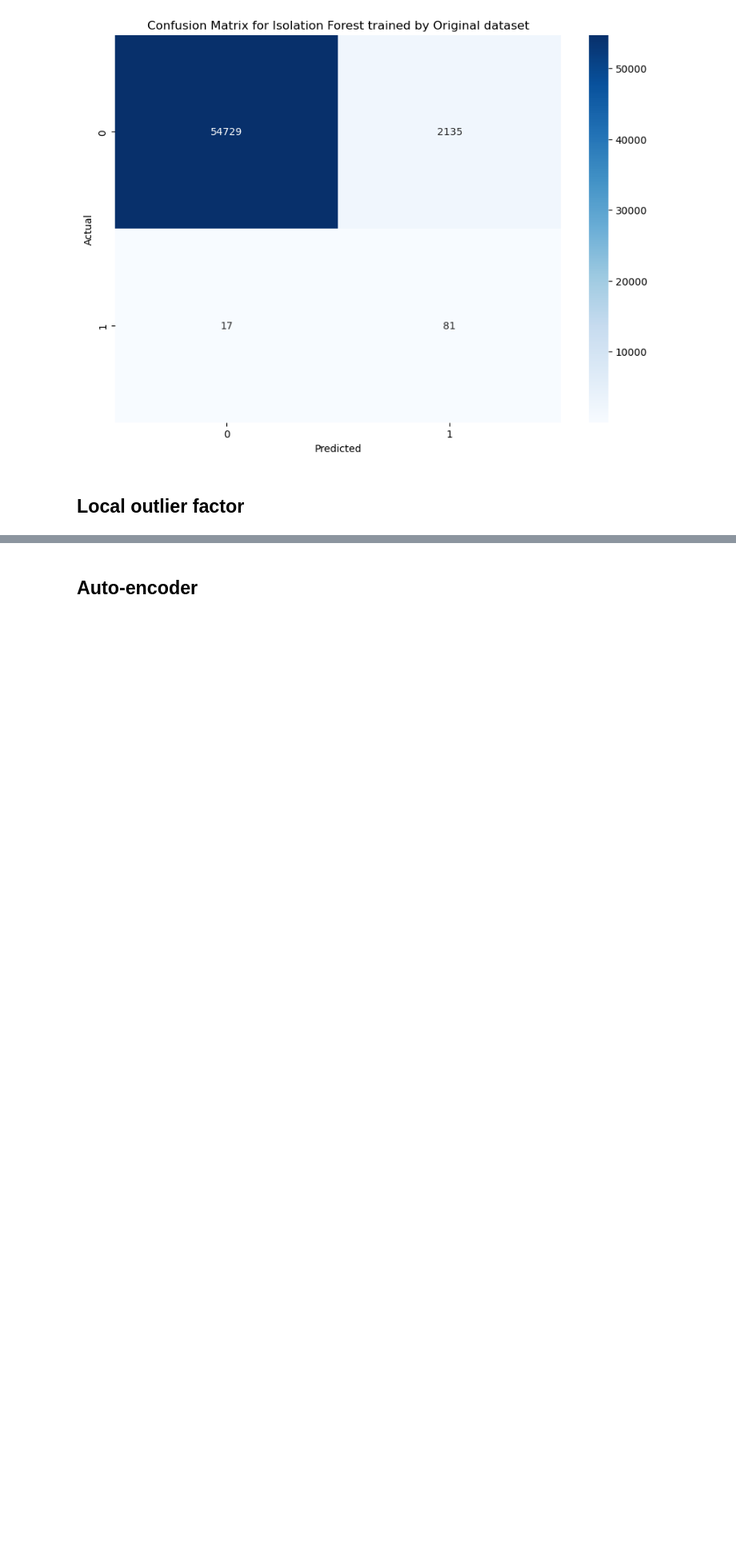
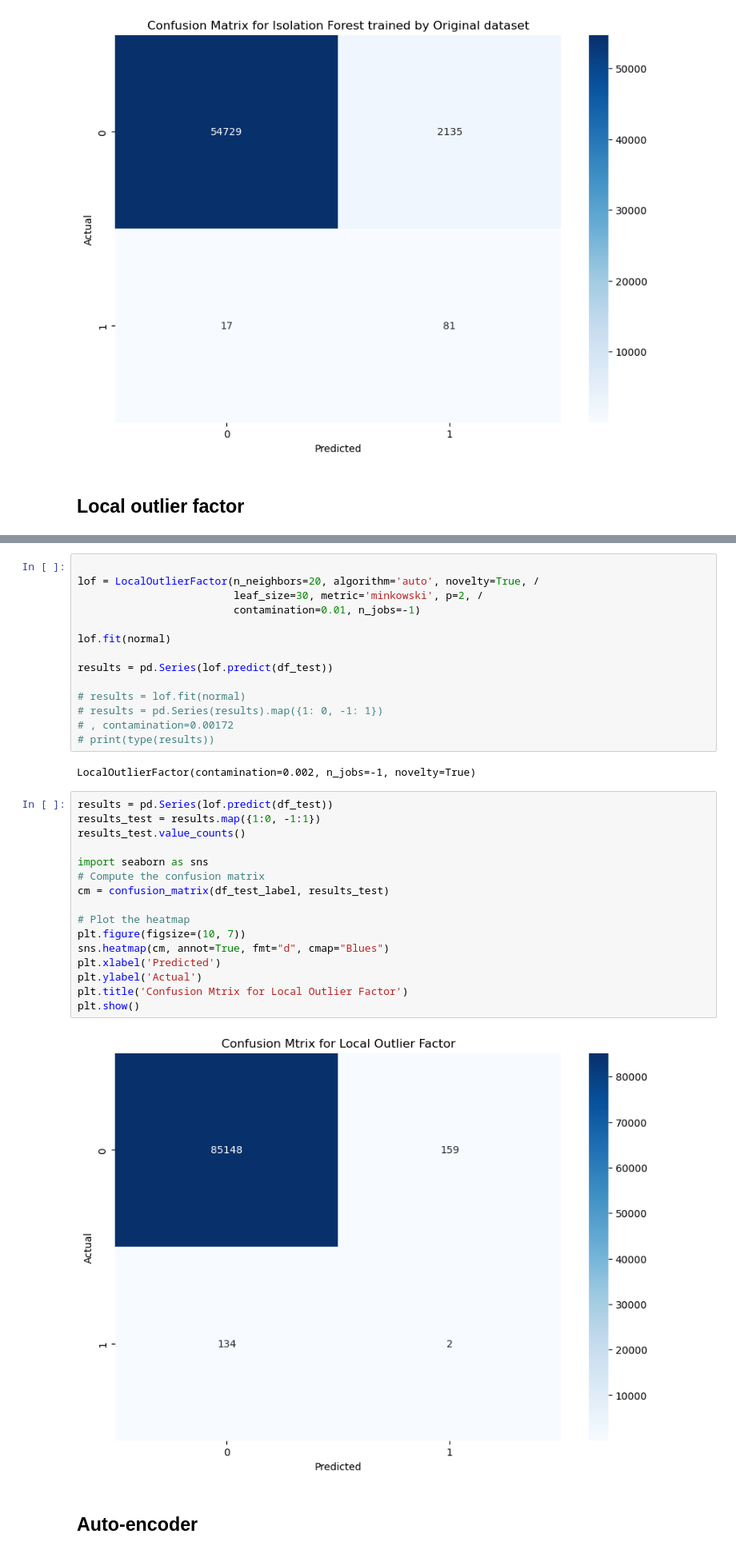
Before and after one commit to sheldonnnn007/disseration, a Jupyter notebook: msc-unsupervised.ipynb, the cells around one changed output, grey strips where cells are left out. Shown at 80% size. Cells and saved outputs as stored; diff of their text form; blank space fills up the shorter version.

```diff
--- a/msc-unsupervised.ipynb
+++ b/msc-unsupervised.ipynb
@@ -197,2 +210,36 @@ plot_confusion_matrix(confusion_matrix(y_test,results_test),classes=['0','1'], n
+# %%
+
+lof = LocalOutlierFactor(n_neighbors=20, algorithm='auto', novelty=True, /
+                         leaf_size=30, metric='minkowski', p=2, /
+                         contamination=0.01, n_jobs=-1)
+
+lof.fit(normal)
+
+results = pd.Series(lof.predict(df_test))
+
+# results = lof.fit(normal)
+# results = pd.Series(results).map({1: 0, -1: 1})
+# , contamination=0.00172
+# print(type(results))
+# %% [output]
+LocalOutlierFactor(contamination=0.002, n_jobs=-1, novelty=True)
+# %%
+results = pd.Series(lof.predict(df_test))
+results_test = results.map({1:0, -1:1})
+results_test.value_counts()
+
+import seaborn as sns
+# Compute the confusion matrix
+cm = confusion_matrix(df_test_label, results_test)
+
+# Plot the heatmap
+plt.figure(figsize=(10, 7))
+sns.heatmap(cm, annot=True, fmt="d", cmap="Blues")
+plt.xlabel('Predicted')
+plt.ylabel('Actual')
+plt.title('Confusion Mtrix for Local Outlier Factor')
+plt.show()
+# %% [output]
+[figure, added]
 # %% [markdown]
 ## Auto-encoder
```
Also changed, not shown: parts of 23 cells of this notebook, 1 other file.
